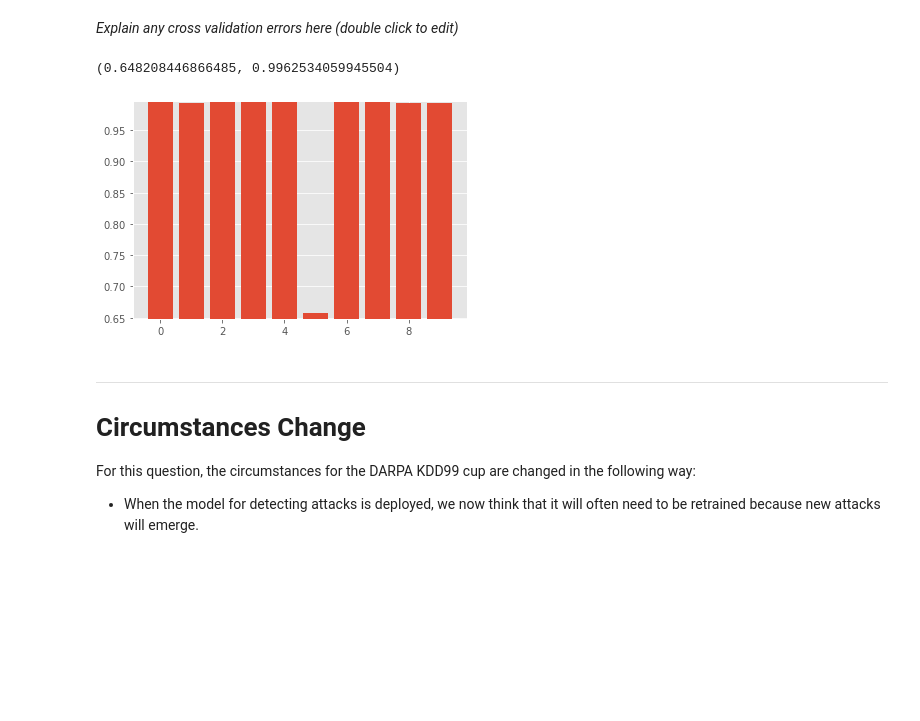
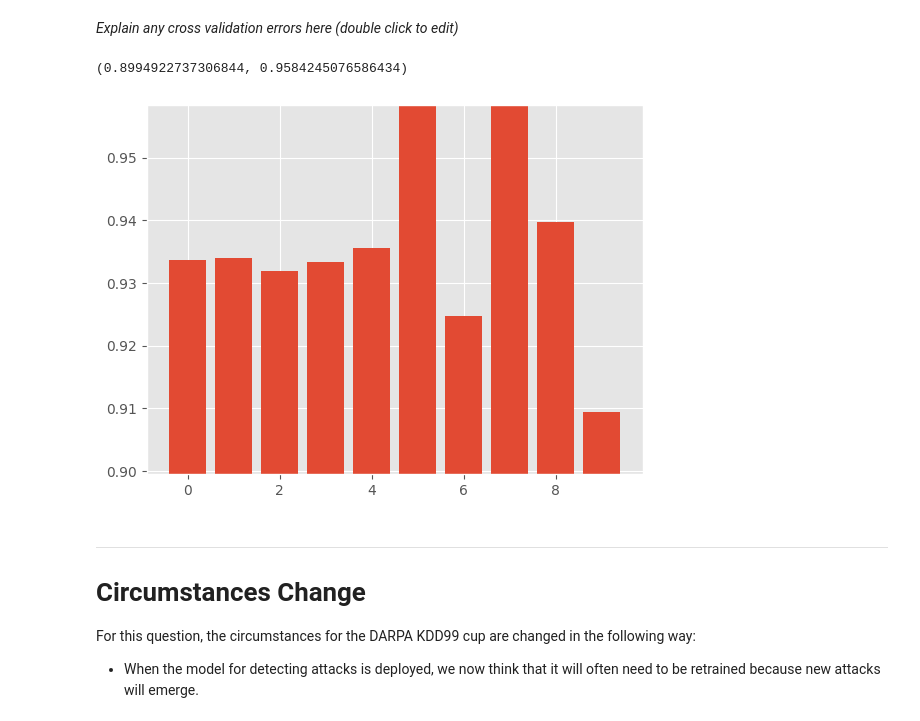
Before and after one commit to wayne-xyz/CS7324As, a Jupyter notebook: ICA3/ICA3_MachineLearning.ipynb, the cells around one changed output. Saved outputs shown, nothing was run; the diff lists cells and outputs as text; code cells hidden in the pictures; blank space fills up the shorter version.

```diff
--- a/ICA3/ICA3_MachineLearning.ipynb
+++ b/ICA3/ICA3_MachineLearning.ipynb
@@ -193,10 +193,12 @@ clf = LogisticRegression()
 # change the cross validation to StratifiedKFold and StratifiedShuffleSplit
 cv = StratifiedKFold(n_splits=10) # has approximately the same proportion of instances of each class as the original dataset.
 # cv = KFold(n_splits=10) # original code
+
+# select evaluation criteria
+my_scorer = make_scorer(f1_score) # f1_score is the harmonic mean of precision and recall
 #=====End Write your code above here=================
 
-# select evaluation criteria
-my_scorer = make_scorer(accuracy_score)
+
 # run model training and cross validation
 per_fold_eval_criteria = cross_val_score(estimator=clf,
                                     X=X,
@@ -240,32 +242,30 @@ ___
 # %%
 from sklearn.decomposition import PCA
 from sklearn.preprocessing import StandardScaler
 from sklearn.pipeline import Pipeline
 
 
 #======If there are errors, fix them below======
 n_components = 1
-pca = PCA(n_components=n_components)
-Xpca = pca.fit_transform(X)
 
-clf = Pipeline([('scl',StandardScaler()),
+clf = Pipeline([('pca',PCA(n_components=n_components)), # remove the standscalar,replace the pac into the pipeline
                 ('clf',LogisticRegression())])
 
 per_fold_eval_criteria = cross_val_score(estimator=clf,
-                                    X=Xpca,
+                                    X=X,
                                     y=y,
                                     cv=cv,
                                     scoring=my_scorer
                                    )
 
 plt.bar(range(len(per_fold_eval_criteria)),per_fold_eval_criteria)
 plt.ylim([min(per_fold_eval_criteria)-0.01,max(per_fold_eval_criteria)])
 
 # =====fixed code======
 # write the fixed code (if needed) below
 # %% [output]
-(0.648208446866485, 0.9962534059945504)
+(0.8994922737306844, 0.9584245076586434)
-[figure, old version]
+[figure, new version]
 # %% [markdown]
 ___
 
```
Also changed, not shown: parts of 4 cells of this notebook.
